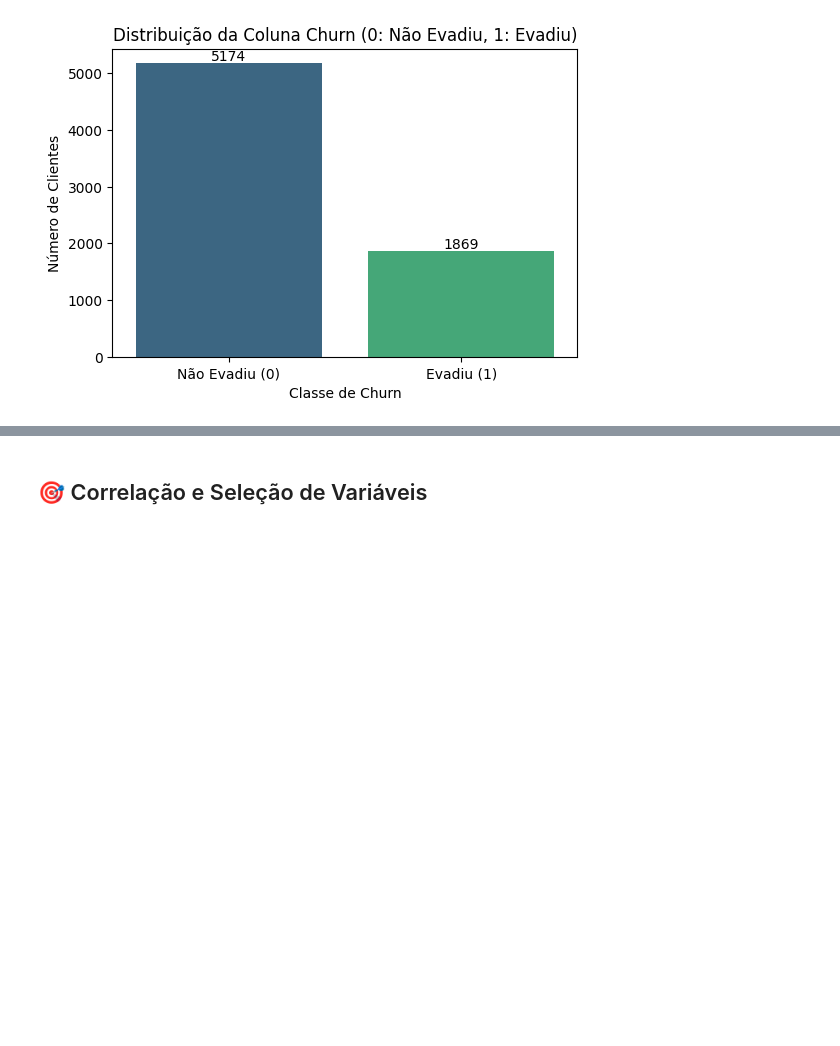
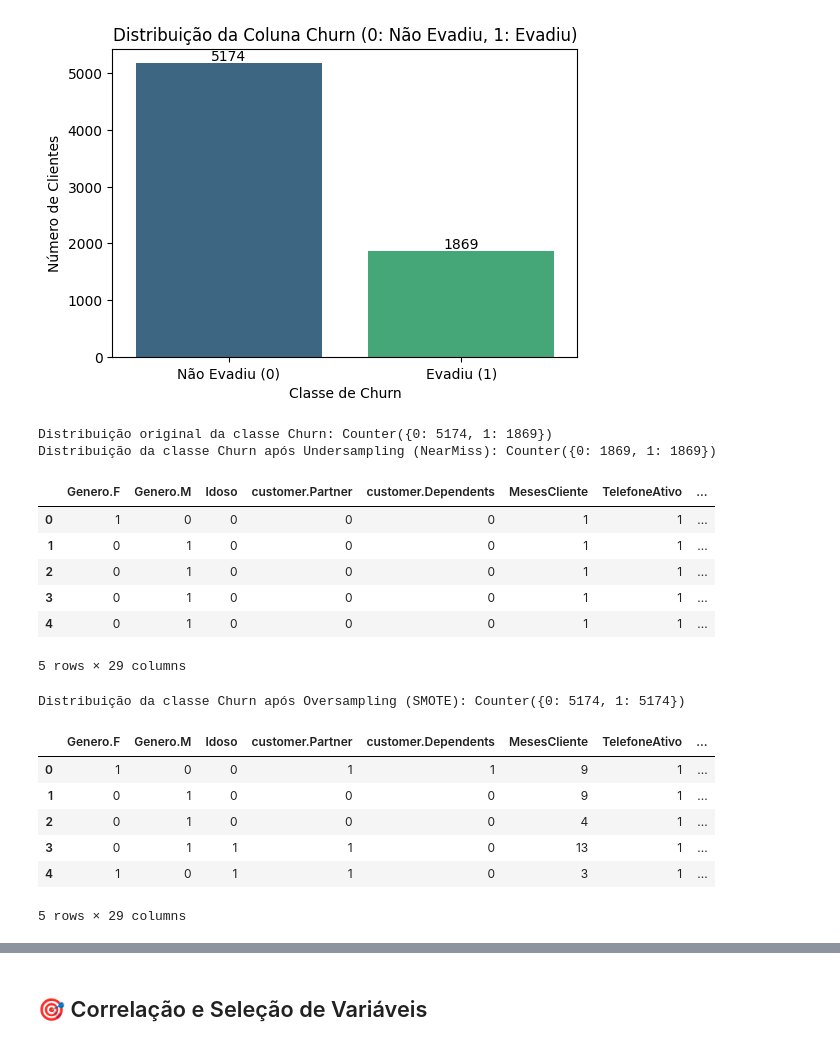
Before and after one commit to jorge218230/ChallengeAluraTelecomX_parte2, a Jupyter notebook: ChallengeTelecomX_parte2.ipynb, the cells around one changed output, grey strips where cells are left out. Cells and saved outputs as stored; diff of their text form; code cells hidden in the pictures; blank space fills up the shorter version.

```diff
--- a/ChallengeTelecomX_parte2.ipynb
+++ b/ChallengeTelecomX_parte2.ipynb
@@ -377,3 +376,53 @@ Passing `palette` without assigning `hue` is deprecated and will be removed in v
 
   sns.barplot(x=churn_counts.index, y=churn_counts.values, palette='viridis')
 [figure]
+# %%
+from imblearn.under_sampling import NearMiss
+from imblearn.over_sampling import SMOTE
+from collections import Counter
+
+# Separar features (X) e target (y)
+X = df_tratado.drop('Churn', axis=1)
+y = df_tratado['Churn']
+
+print("Distribuição original da classe Churn:", Counter(y))
+
+# --- 1. Base de dados Original ---
+# Já temos o df_tratado, que representa a base original balanceada.
+
+# --- 2. Base de dados com Undersampling (NearMiss) ---
+nm = NearMiss(version=1, n_neighbors=3)
+X_nm, y_nm = nm.fit_resample(X, y)
+
+df_undersampled = pd.concat([pd.DataFrame(X_nm, columns=X.columns), pd.Series(y_nm, name='Churn')], axis=1)
+
+print("Distribuição da classe Churn após Undersampling (NearMiss):", Counter(y_nm))
+display(df_undersampled.head())
+
+
+# --- 3. Base de dados com Oversampling (SMOTE) ---
+smote = SMOTE(random_state=42)
+X_smote, y_smote = smote.fit_resample(X, y)
+
+df_oversampled = pd.concat([pd.DataFrame(X_smote, columns=X.columns), pd.Series(y_smote, name='Churn')], axis=1)
+
+print("Distribuição da classe Churn após Oversampling (SMOTE):", Counter(y_smote))
+display(df_oversampled.head())
+# %% [output]
+Distribuição original da classe Churn: Counter({0: 5174, 1: 1869})
+Distribuição da classe Churn após Undersampling (NearMiss): Counter({0: 1869, 1: 1869})
+|  | Genero.F | Genero.M | Idoso | customer.Partner | customer.Dependents | MesesCliente | TelefoneAtivo | ... |
+| 0 | 1 | 0 | 0 | 0 | 0 | 1 | 1 | ... |
+| 1 | 0 | 1 | 0 | 0 | 0 | 1 | 1 | ... |
+| 2 | 0 | 1 | 0 | 0 | 0 | 1 | 1 | ... |
+| 3 | 0 | 1 | 0 | 0 | 0 | 1 | 1 | ... |
+| 4 | 0 | 1 | 0 | 0 | 0 | 1 | 1 | ... |
+5 rows × 29 columns
+Distribuição da classe Churn após Oversampling (SMOTE): Counter({0: 5174, 1: 5174})
+|  | Genero.F | Genero.M | Idoso | customer.Partner | customer.Dependents | MesesCliente | TelefoneAtivo | ... |
+| 0 | 1 | 0 | 0 | 1 | 1 | 9 | 1 | ... |
+| 1 | 0 | 1 | 0 | 0 | 0 | 9 | 1 | ... |
+| 2 | 0 | 1 | 0 | 0 | 0 | 4 | 1 | ... |
+| 3 | 0 | 1 | 1 | 1 | 0 | 13 | 1 | ... |
+| 4 | 1 | 0 | 1 | 1 | 0 | 3 | 1 | ... |
+5 rows × 29 columns
```
Also changed, not shown: parts of 24 cells of this notebook.
